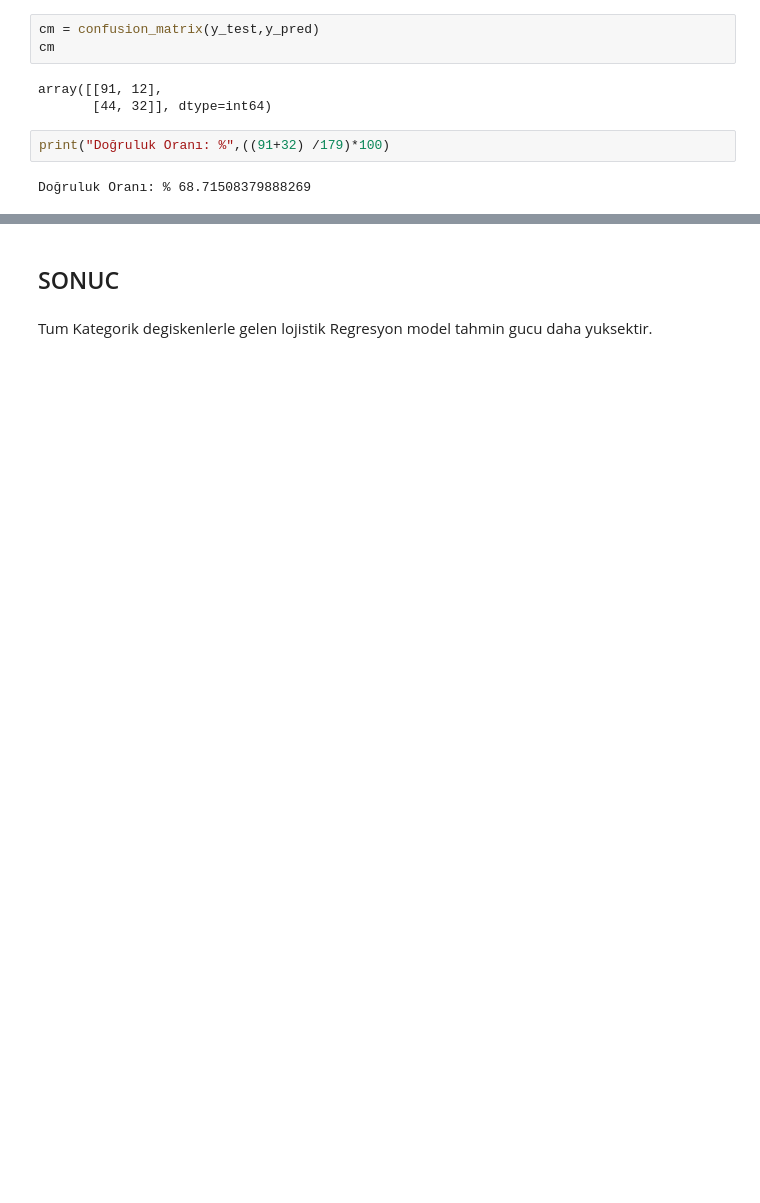
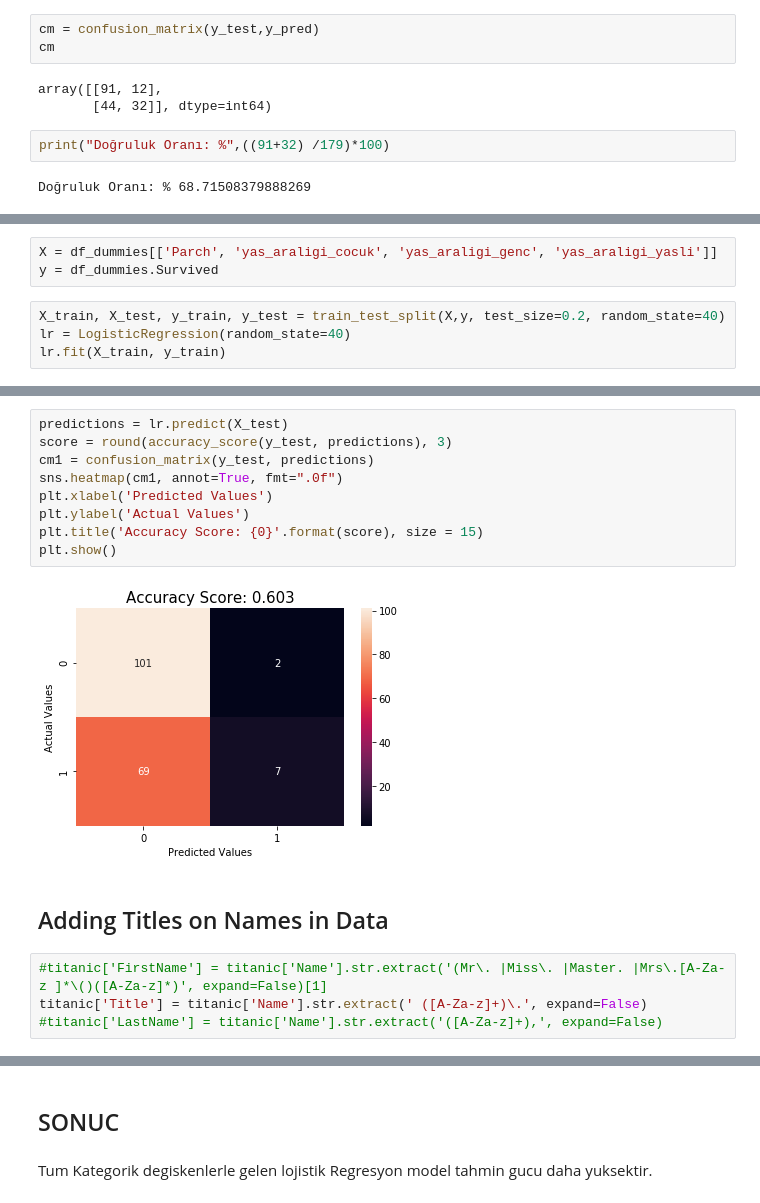
Before and after one commit to EceDolen/Bootcamp_-Bolum_7, a Jupyter notebook: Siniflandirma Problemleri_1_Lojistik_Regresyon_ile_Siniflandirma.ipynb, the cells around one changed output, grey strips where cells are left out. Saved outputs shown, nothing was run; the diff lists cells and outputs as text; blank space fills up the shorter version.

```diff
--- a/Siniflandirma Problemleri_1_Lojistik_Regresyon_ile_Siniflandirma.ipynb
+++ b/Siniflandirma Problemleri_1_Lojistik_Regresyon_ile_Siniflandirma.ipynb
@@ -470,0 +499,7 @@ Doğruluk Oranı: % 68.71508379888269
+# %%
+X = df_dummies[['Parch', 'yas_araligi_cocuk', 'yas_araligi_genc', 'yas_araligi_yasli']]
+y = df_dummies.Survived
+# %%
+X_train, X_test, y_train, y_test = train_test_split(X,y, test_size=0.2, random_state=40)
+lr = LogisticRegression(random_state=40)
+lr.fit(X_train, y_train)
@@ -470,0 +522,17 @@ Doğruluk Oranı: % 68.71508379888269
+# %%
+predictions = lr.predict(X_test)
+score = round(accuracy_score(y_test, predictions), 3)
+cm1 = confusion_matrix(y_test, predictions)
+sns.heatmap(cm1, annot=True, fmt=".0f")
+plt.xlabel('Predicted Values')
+plt.ylabel('Actual Values')
+plt.title('Accuracy Score: {0}'.format(score), size = 15)
+plt.show()
+# %% [output]
+[figure, added]
+# %% [markdown]
+## Adding Titles on Names in Data
+# %%
+#titanic['FirstName'] = titanic['Name'].str.extract('(Mr\. |Miss\. |Master. |Mrs\.[A-Za-z ]*\()([A-Za-z]*)', expand=False)[1]
+titanic['Title'] = titanic['Name'].str.extract(' ([A-Za-z]+)\.', expand=False)
+#titanic['LastName'] = titanic['Name'].str.extract('([A-Za-z]+),', expand=False)
```
Also changed, not shown: parts of 27 cells of this notebook.
